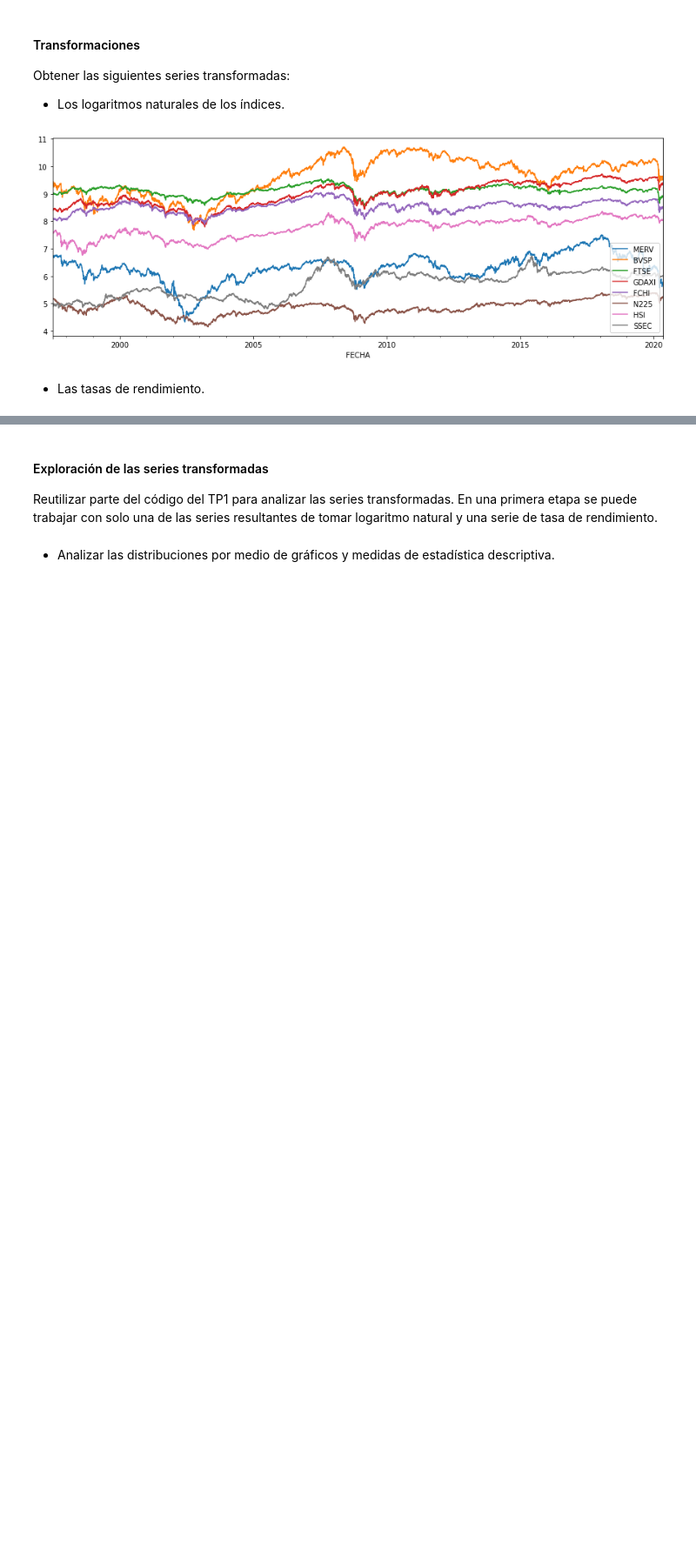
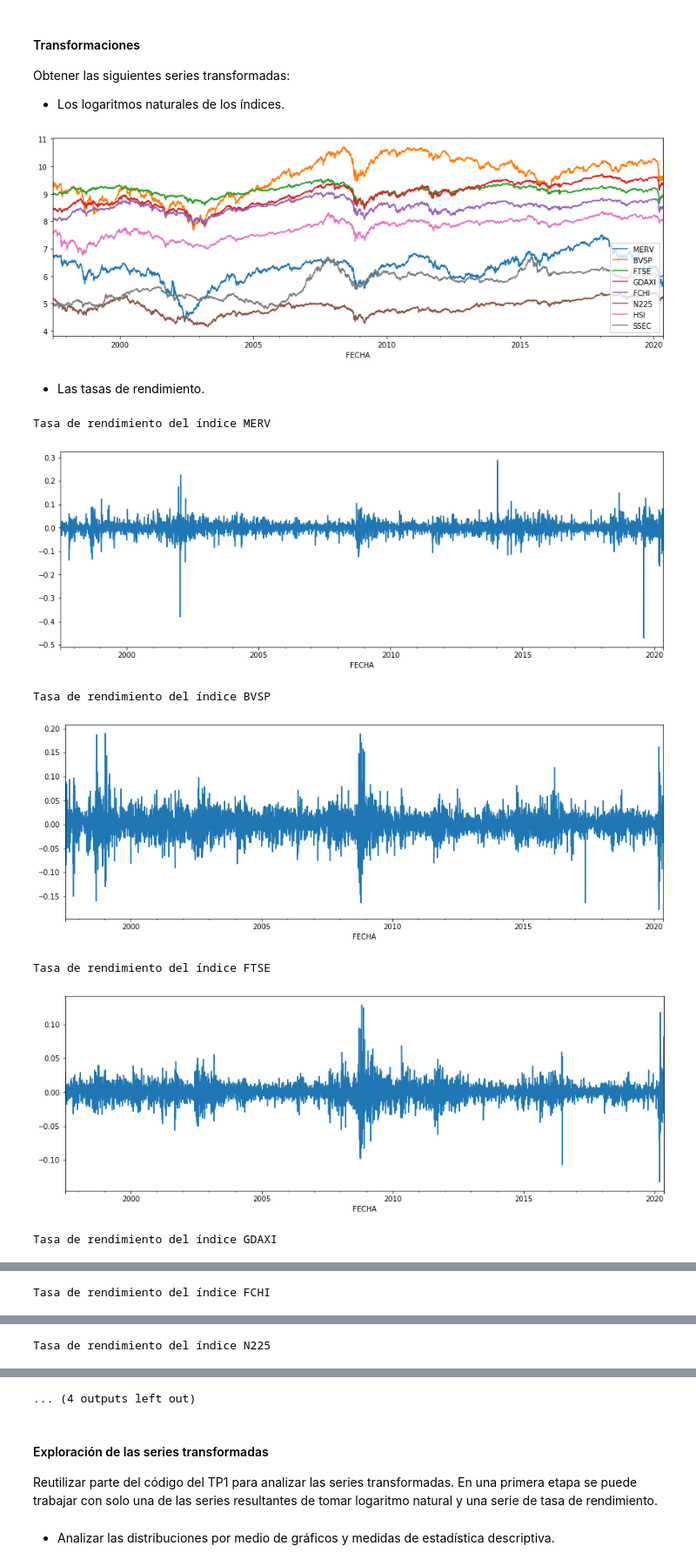
Before and after one commit to Martin317/mentoria-prediccion-indices-financieros, a Jupyter notebook: TP2AnalisisYCuracion/TP2AnalisisYCuracion.ipynb, the cells around one changed output, grey strips where cells are left out. Shown at 87% size. Drawn from its saved outputs; the diff is of its cells as text; code cells hidden in the pictures; blank space fills up the shorter version.

```diff
--- a/TP2AnalisisYCuracion/TP2AnalisisYCuracion.ipynb
+++ b/TP2AnalisisYCuracion/TP2AnalisisYCuracion.ipynb
@@ -83 +118,27 @@ df = df.interpolate()
+# %%
+df_interpolate = df.copy()
+
+for col in df.columns:
+
+    df_temp = df[[col]]
+    df_temp['new_index'] = np.array(range(len(df_temp)))
+
+    df_temp_dropna=df_temp.dropna()
+
+    y = np.array(df_temp[col])
+    x = np.array(df_temp.new_index)
+
+    y_dropna = np.array(df_temp_dropna[col])
+    x_dropna = np.array(df_temp_dropna.new_index)
+
+    f_lineal = interp1d(x_dropna, y_dropna, fill_value="extrapolate")
+    f_cubic = interp1d(x_dropna, y_dropna, kind='cubic', fill_value="extrapolate")
+
+    y_lineal = f_lineal(x)
+    y_cubic = f_cubic(x)
+
+    df_interpolate[col] = y_cubic
+    del df_temp, df_temp_dropna, x, y, x_dropna, y_dropna, f_lineal, f_cubic, y_lineal, y_cubic
+# %%
+df = df_interpolate.copy()
 # %% [markdown]
@@ -120,3 +183,16 @@ np.log(df_us).plot();
 [figure]
 # %% [markdown]
 - Las tasas de rendimiento.
+# %%
+for col in df_us.columns:
+    print('Tasa de rendimiento del índice {}'.format(col))
+    df_us[col].pct_change().replace(np.nan,0).plot()
+    plt.show()#0.o
+# %% [output]
+Tasa de rendimiento del índice MERV
+[figure, added]
+Tasa de rendimiento del índice BVSP
+[figure, added]
+Tasa de rendimiento del índice FTSE
+[figure, added]
+Tasa de rendimiento del índice GDAXI
@@ -122,0 +200 @@ np.log(df_us).plot();
+Tasa de rendimiento del índice FCHI
@@ -122,0 +202 @@ np.log(df_us).plot();
+Tasa de rendimiento del índice N225
@@ -123,3 +204,4 @@ np.log(df_us).plot();
+... (4 outputs left out)
 # %% [markdown]
 #### Exploración de las series transformadas
 
```
Also changed, not shown: parts of 11 cells of this notebook.
